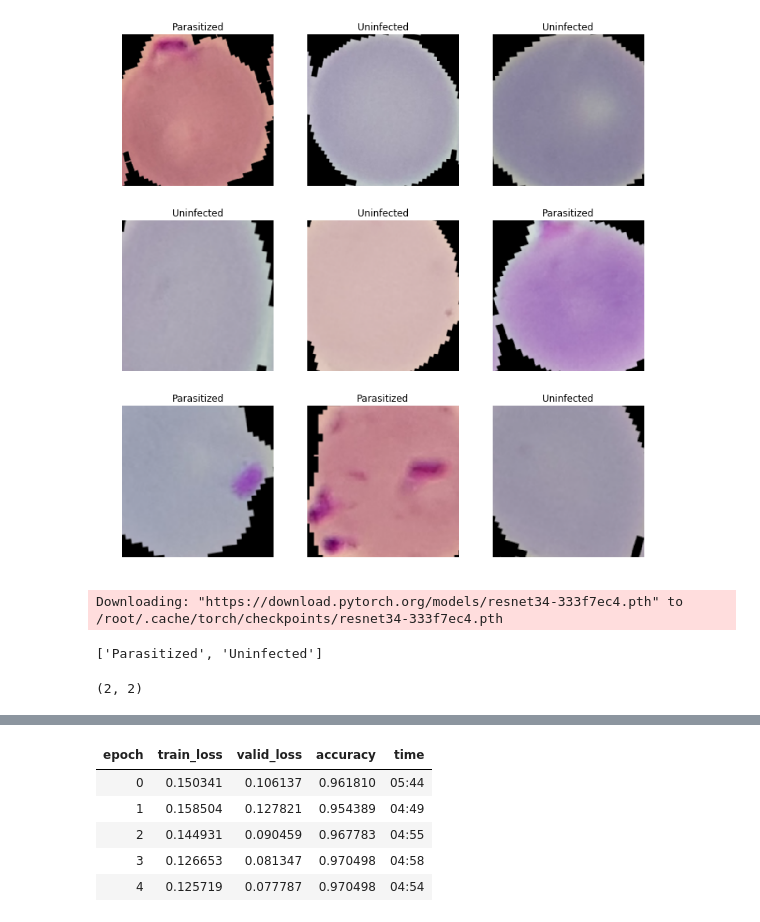
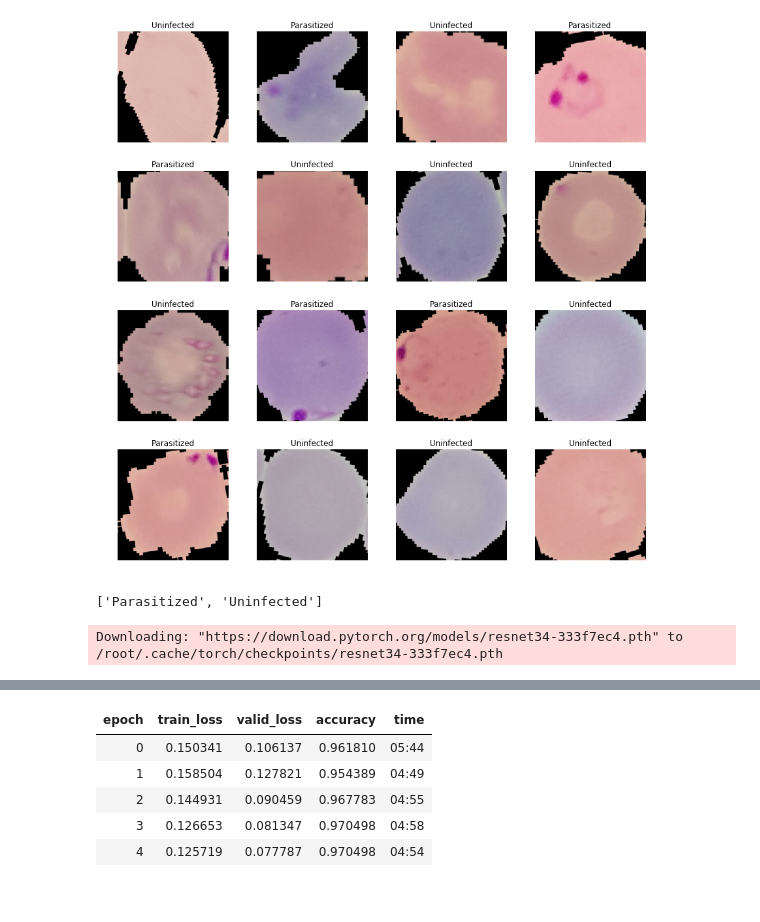
Before and after one commit to Njogholo/malaria_detection, a Jupyter notebook: Malaria_Detection.ipynb, the cells around one changed output, grey strips where cells are left out. Cells and saved outputs as stored; diff of their text form; code cells hidden in the pictures.

```diff
--- a/Malaria_Detection.ipynb
+++ b/Malaria_Detection.ipynb
@@ -22,7 +14,7 @@ from fastai.metrics import error_rate
 tfms = get_transforms(flip_vert=True, max_warp=0, max_zoom=1.3, max_rotate=20)
 # %%
 data = (ImageList.from_folder(path)
-        .random_split_by_pct()
+        .random_split_by_pct(valid_pct=0.2)
         .label_from_folder()
         .transform(tfms, size=224)
         .databunch())
@@ -31,16 +21,14 @@ data = (ImageList.from_folder(path)
 # %%
-data.show_batch(rows=3, figsize=(10, 10))
+data.show_batch(rows=4, figsize=(12, 12))
 # %% [output]
-[figure, old version]
+[figure, new version]
+# %%
+print(data.classes)
+# %% [output]
+['Parasitized', 'Uninfected']
 # %%
 learn = cnn_learner(data, models.resnet34, metrics=accuracy, callback_fns=ShowGraph)
 # %% [output]
 Downloading: "https://download.pytorch.org/models/resnet34-333f7ec4.pth" to /root/.cache/torch/checkpoints/resnet34-333f7ec4.pth
-# %%
-print(data.classes)
-len(data.classes), data.c
-# %% [output]
-['Parasitized', 'Uninfected']
-(2, 2)
 # %%
 learn.model
```
Also changed, not shown: parts of 12 cells of this notebook.
